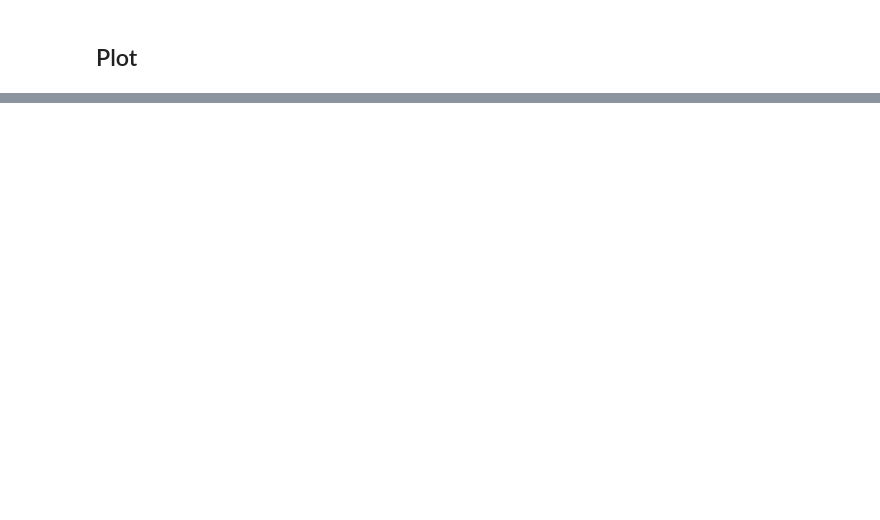
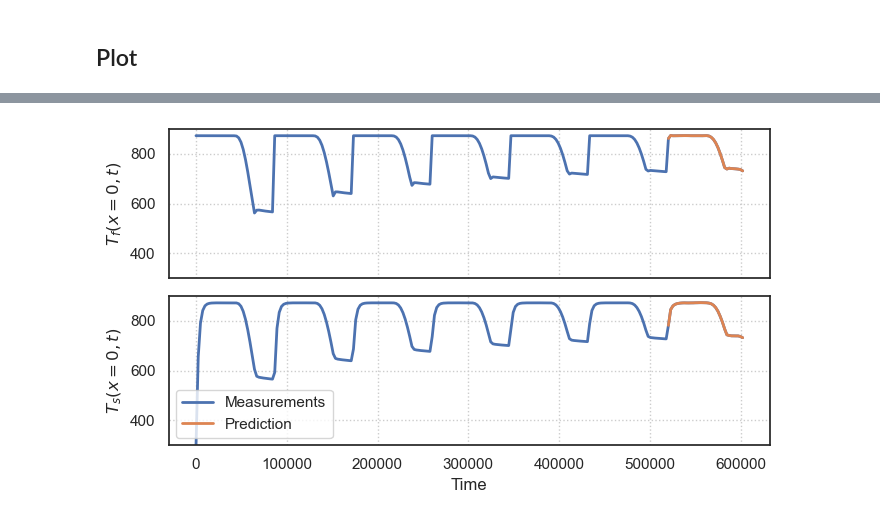
Before and after one commit to carlalozu/AICSE, a Jupyter notebook: project02/task1/fno/Task01.ipynb, the cells around one changed output, grey strips where cells are left out. Cells and saved outputs as stored; diff of their text form; code cells hidden in the pictures; blank space fills up the shorter version.

```diff
--- a/project02/task1/fno/Task01.ipynb
+++ b/project02/task1/fno/Task01.ipynb
@@ -18,7 +18,7 @@ trainer = Trainer(
 ## Training
 # %%
 learning_rate = 0.001
-epochs = 500
+epochs = 1000
 step_size = 50
 gamma = 0.5
 # %%
@@ -39,0 +60,4 @@ trainer.plot_prediction()
+# %%
+pred = trainer.plot_prediction()
+# %% [output]
+[figure, added]
```
Also changed, not shown: parts of 6 cells of this notebook, 14 other files.
